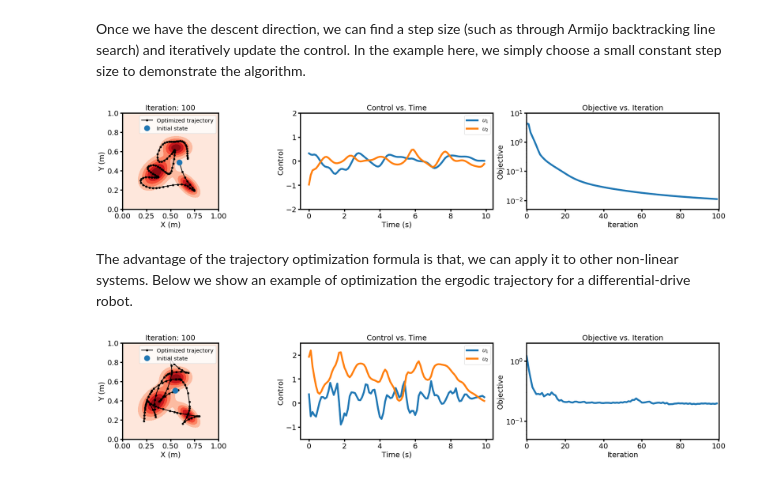
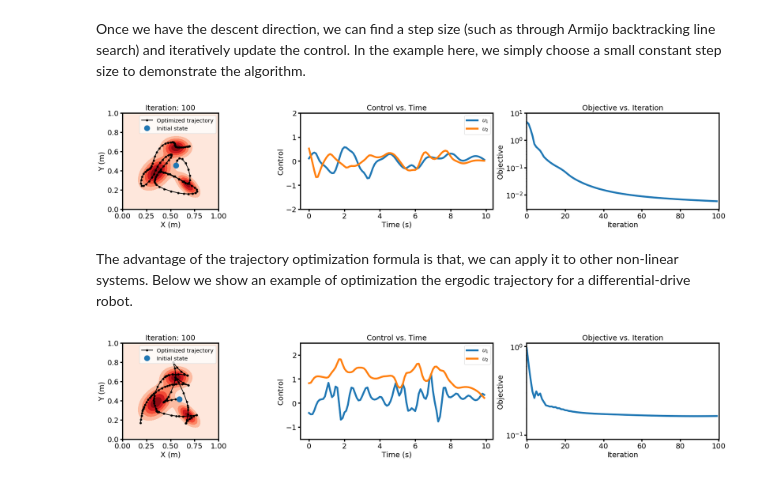
Before and after one commit to MurpheyLab/ergodic-control-sandbox, a Jupyter notebook: notebooks/ilqr_ergodic_control.ipynb, the cells around one changed output. Drawn from its saved outputs; the diff is of its cells as text; code cells hidden in the pictures.

```diff
--- a/notebooks/ilqr_ergodic_control.ipynb
+++ b/notebooks/ilqr_ergodic_control.ipynb
@@ -425,7 +425,7 @@ for iter in tqdm(range(100)):
     loss_val = trajopt_ergodic_pointmass.loss(x_traj, u_traj)
     loss_list.append(loss_val)
 
-    step = 0.001
+    step = 0.0015
     u_traj += step * v_traj
 
     # visualize every 10 iterations
@@ -460,7 +460,7 @@ for iter in tqdm(range(100)):
         ax3.cla()
         ax3.set_title('Objective vs. Iteration')
         ax3.set_xlim(-0.2, 100.2)
-        ax3.set_ylim(5e-3, 1e01)
+        ax3.set_ylim(3e-3, 1e01)
         ax3.set_xlabel('Iteration')
         ax3.set_ylabel('Objective')
         ax3.plot(np.arange(iter+1), loss_list, color='C0')
@@ -475,7 +475,7 @@ display.clear_output(wait=True)
 plt.show()
 plt.close()
 # %% [output]
-[figure, old version]
+[figure, new version]
 # %% [markdown]
 The advantage of the trajectory optimization formula is that, we can apply it to other non-linear systems. Below we show an example of optimization the ergodic trajectory for a differential-drive robot.
 # %%
@@ -577,7 +577,7 @@ for iter in tqdm(range(100)):
     loss_val = trajopt_ergodic_diffdrive.loss(x_traj, u_traj)
     loss_list.append(loss_val)
 
-    step = 0.003
+    step = 0.002
     u_traj += step * v_traj
 
     # visualize every 10 iterations
@@ -600,32 +600,32 @@ for iter in tqdm(range(100)):
         ax2.cla()
         ax2.set_title('Control vs. Time')
         ax2.set_ylim(-1.5, 2.5)
         ax2.plot(np.arange(tsteps)*dt, u_traj[:,0], color='C0', label=r'$u_1$')
         ax2.plot(np.arange(tsteps)*dt, u_traj[:,1], color='C1', label=r'$u_2$')
         ax2.set_xlabel('Time (s)')
         ax2.set_ylabel('Control')
         ax2.legend(loc=1)
         height = ax1.get_position().height
         ax2.set_position([ax2.get_position().x0, ax1.get_position().y0, ax2.get_position().width, height])
 
         ax3 = axes[2]
         ax3.cla()
         ax3.set_title('Objective vs. Iteration')
         ax3.set_xlim(-0.2, 100.2)
-        ax3.set_ylim(5e-2, 2.0)
+        ax3.set_ylim(9e-2, 1.1)
         ax3.set_xlabel('Iteration')
         ax3.set_ylabel('Objective')
         ax3.plot(np.arange(iter+1), loss_list, color='C0')
         height = ax1.get_position().height
         ax3.set_position([ax3.get_position().x0, ax1.get_position().y0, ax3.get_position().width, height])
         ax3.set_yscale('log')
 
         # plt.subplots_adjust(left=None, bottom=None, right=None, top=None, wspace=0.1, hspace=0.1)
         display.clear_output(wait=True)
         display.display(fig)
 
 display.clear_output(wait=True)
 plt.show()
 plt.close()
 # %% [output]
-[figure, old version]
+[figure, new version]
```
